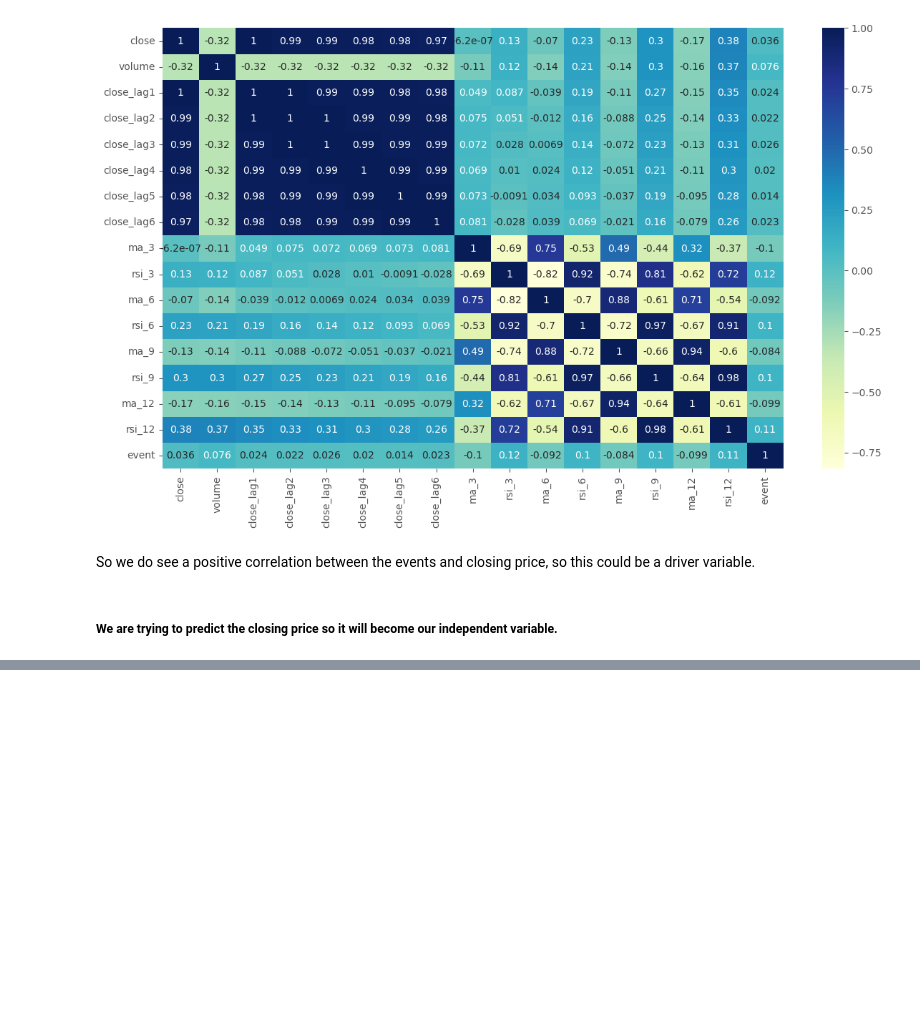
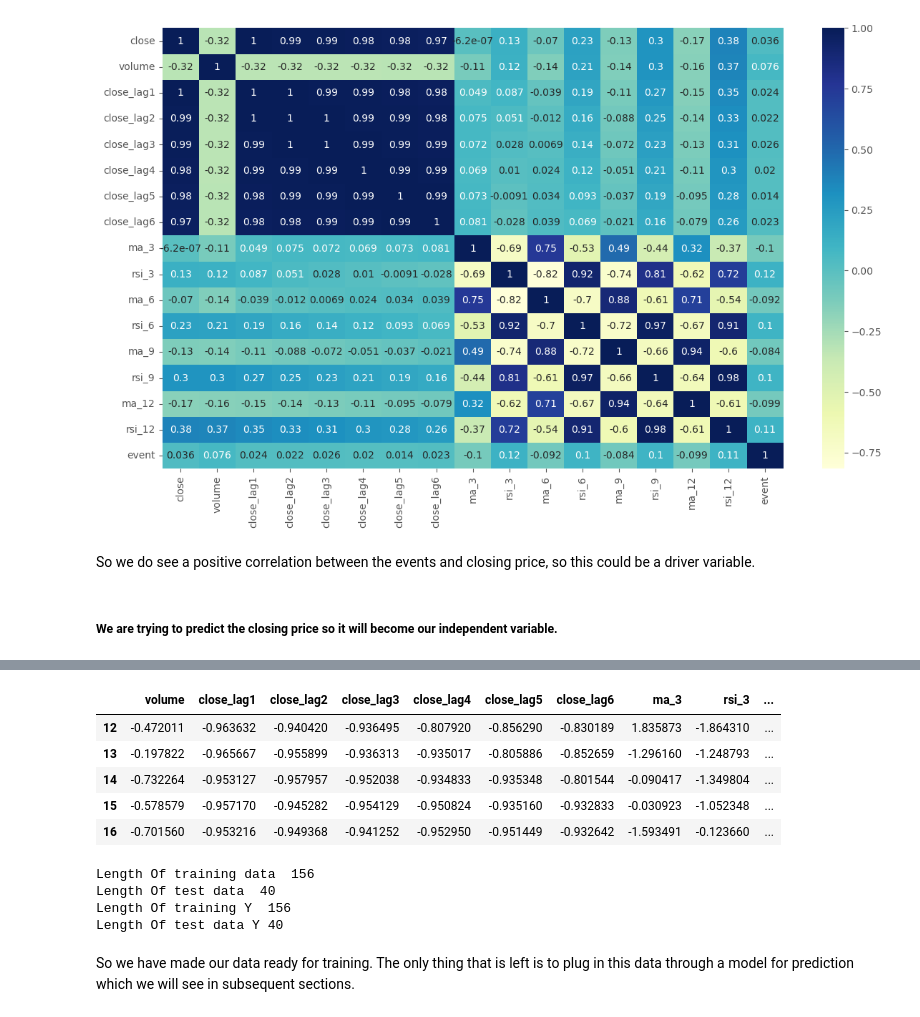
Before and after one commit to mukesh-chevula/Machine-Learning-in-Finance, a Jupyter notebook: Financial Data Understanding, EDA, and Feature Engineering/Main.ipynb, the cells around one changed output, grey strips where cells are left out. Saved outputs shown, nothing was run; the diff lists cells and outputs as text; code cells hidden in the pictures; blank space fills up the shorter version.

```diff
--- a/Financial Data Understanding, EDA, and Feature Engineering/Main.ipynb
+++ b/Financial Data Understanding, EDA, and Feature Engineering/Main.ipynb
@@ -464,0 +490,9 @@ So we do see a positive correlation between the events and closing price, so thi
+# %%
+stock_m.head()
+# %% [output]
+|  | volume | close_lag1 | close_lag2 | close_lag3 | close_lag4 | close_lag5 | close_lag6 | ma_3 | rsi_3 | ... |
+| 12 | -0.472011 | -0.963632 | -0.940420 | -0.936495 | -0.807920 | -0.856290 | -0.830189 | 1.835873 | -1.864310 | ... |
+| 13 | -0.197822 | -0.965667 | -0.955899 | -0.936313 | -0.935017 | -0.805886 | -0.852659 | -1.296160 | -1.248793 | ... |
+| 14 | -0.732264 | -0.953127 | -0.957957 | -0.952038 | -0.934833 | -0.935348 | -0.801544 | -0.090417 | -1.349804 | ... |
+| 15 | -0.578579 | -0.957170 | -0.945282 | -0.954129 | -0.950824 | -0.935160 | -0.932833 | -0.030923 | -1.052348 | ... |
+| 16 | -0.701560 | -0.953216 | -0.949368 | -0.941252 | -0.952950 | -0.951449 | -0.932642 | -1.593491 | -0.123660 | ... |
@@ -464,0 +506,12 @@ So we do see a positive correlation between the events and closing price, so thi
+# %%
+print("Length Of training data ", len(X_train))
+print("Length Of test data ", len(X_test))
+print("Length Of training Y ", len(Y_train))
+print("Length Of test data Y", len(Y_test))
+# %% [output]
+Length Of training data  156
+Length Of test data  40
+Length Of training Y  156
+Length Of test data Y 40
+# %% [markdown]
+So we have made our data ready for training. The only thing that is left is to plug in this data through a model for prediction which we will see in subsequent sections.
```
Also changed, not shown: parts of 12 cells of this notebook, 1 other file.
